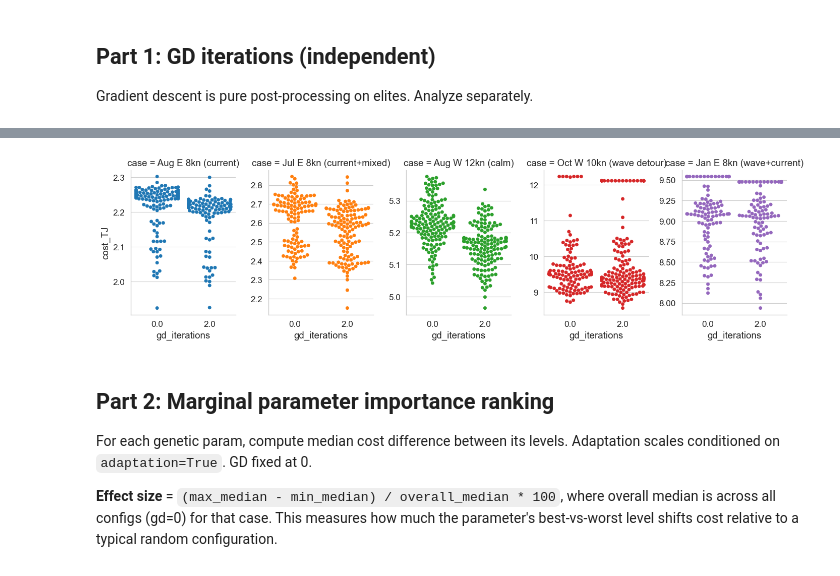
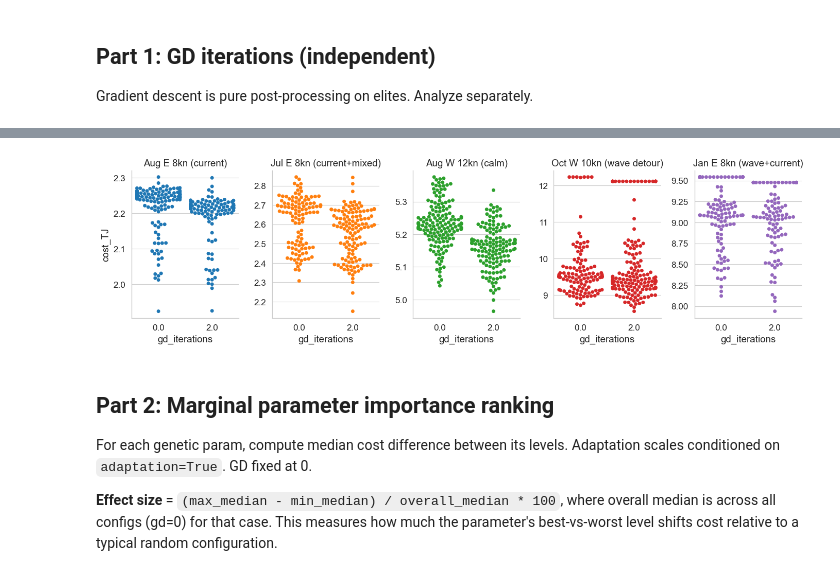
Before and after one commit to willirath/ship_routing, a Jupyter notebook: experiments/tuning_003/notebooks/031_hyper_param_analysis.ipynb, the cells around one changed output, grey strips where cells are left out. Drawn from its saved outputs; the diff is of its cells as text; code cells hidden in the pictures.

```diff
--- a/experiments/tuning_003/notebooks/031_hyper_param_analysis.ipynb
+++ b/experiments/tuning_003/notebooks/031_hyper_param_analysis.ipynb
@@ -174,24 +174,25 @@ hyper_gd_iterations
 # %%
 all_cases["gd_iterations"] = ordered_cat(all_cases.hyper_gd_iterations)
 
 g = sns.catplot(
     data=all_cases,
     x="gd_iterations",
     y="cost_TJ",
     hue="case",
     col="case",
     kind="swarm",
     height=4,
     aspect=0.7,
     sharey=False,
     legend=False,
     palette=CASE_PALETTE,
 )
+g.set_titles(col_template="{col_name}")
 g.tight_layout()
 g.savefig(f"{FIG_DIR}/031_gd_iterations.png", dpi=150)
 g.savefig(f"{FIG_DIR}/031_gd_iterations.pdf", dpi=150)
 # %% [output]
-[figure, old version]
+[figure, new version]
 # %% [markdown]
 ## Part 2: Marginal parameter importance ranking
 
```
Also changed, not shown: parts of 7 cells of this notebook, 34 other files.
